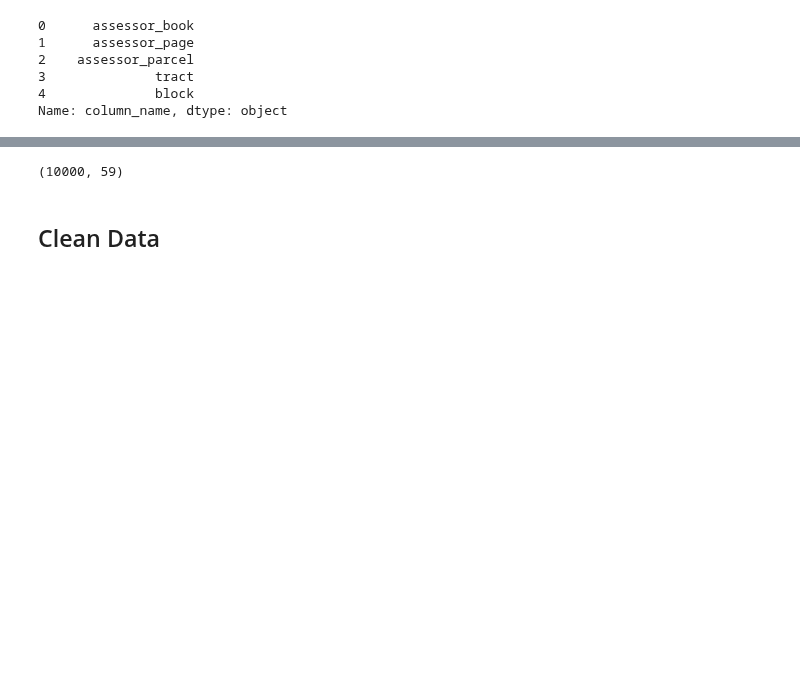
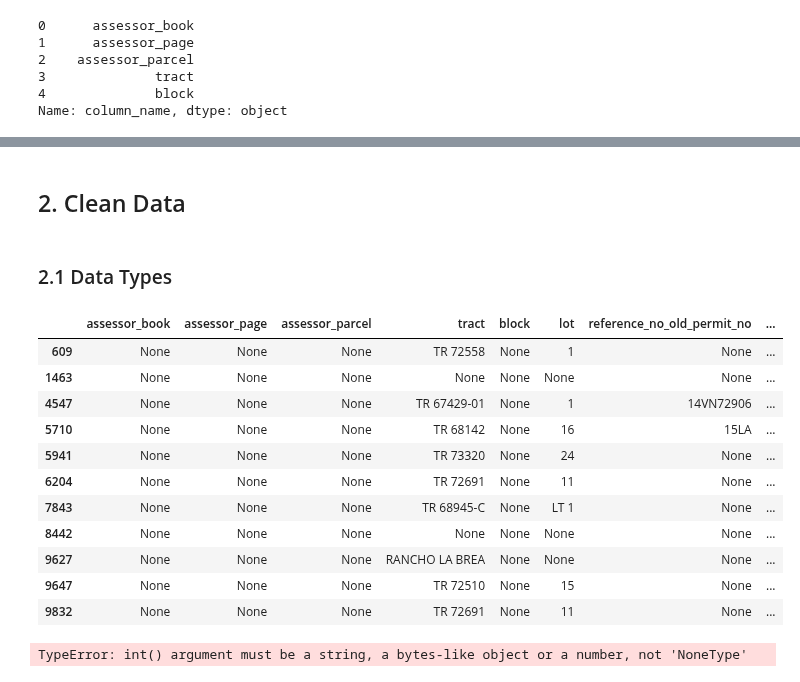
Before and after one commit to chrisammon3000/permits-data, a Jupyter notebook: notebooks/0.1-load-data.ipynb, the cells around one changed output, grey strips where cells are left out. Cells and saved outputs as stored; diff of their text form; code cells hidden in the pictures; blank space fills up the shorter version.

```diff
--- a/notebooks/0.1-load-data.ipynb
+++ b/notebooks/0.1-load-data.ipynb
@@ -134,4 +143,0 @@ data.shape
-# %%
-data.shape
-# %% [output]
-(10000, 59)
@@ -140,2 +144,23 @@ data.shape
 # %% [markdown]
-## Clean Data
+## 2. Clean Data
+# %%
+# Fetch fresh data
+data = pd.read_sql_query(sql_all, conn)
+# %% [markdown]
+### 2.1 Data Types
+# %%
+df = data[data['assessor_parcel'].isnull()==1]
+df
+# %% [output]
+|  | assessor_book | assessor_page | assessor_parcel | tract | block | lot | reference_no_old_permit_no | ... |
+| 609 | None | None | None | TR 72558 | None | 1 | None | ... |
+| 1463 | None | None | None | None | None | None | None | ... |
+| 4547 | None | None | None | TR 67429-01 | None | 1 | 14VN72906 | ... |
+| 5710 | None | None | None | TR 68142 | None | 16 | 15LA | ... |
+| 5941 | None | None | None | TR 73320 | None | 24 | None | ... |
+| 6204 | None | None | None | TR 72691 | None | 11 | None | ... |
+| 7843 | None | None | None | TR 68945-C | None | LT 1 | None | ... |
+| 8442 | None | None | None | None | None | None | None | ... |
+| 9627 | None | None | None | RANCHO LA BREA | None | None | None | ... |
+| 9647 | None | None | None | TR 72510 | None | 15 | None | ... |
+| 9832 | None | None | None | TR 72691 | None | 11 | None | ... |
@@ -142,3 +169,7 @@ data.shape
+# %%
+data[['assessor_book', 'assessor_page']].astype(int)
+# %% [output]
+TypeError: int() argument must be a string, a bytes-like object or a number, not 'NoneType'
 # %%
 #data = format_names(data)
 
```
Also changed, not shown: parts of 10 cells of this notebook, 3 other files.
